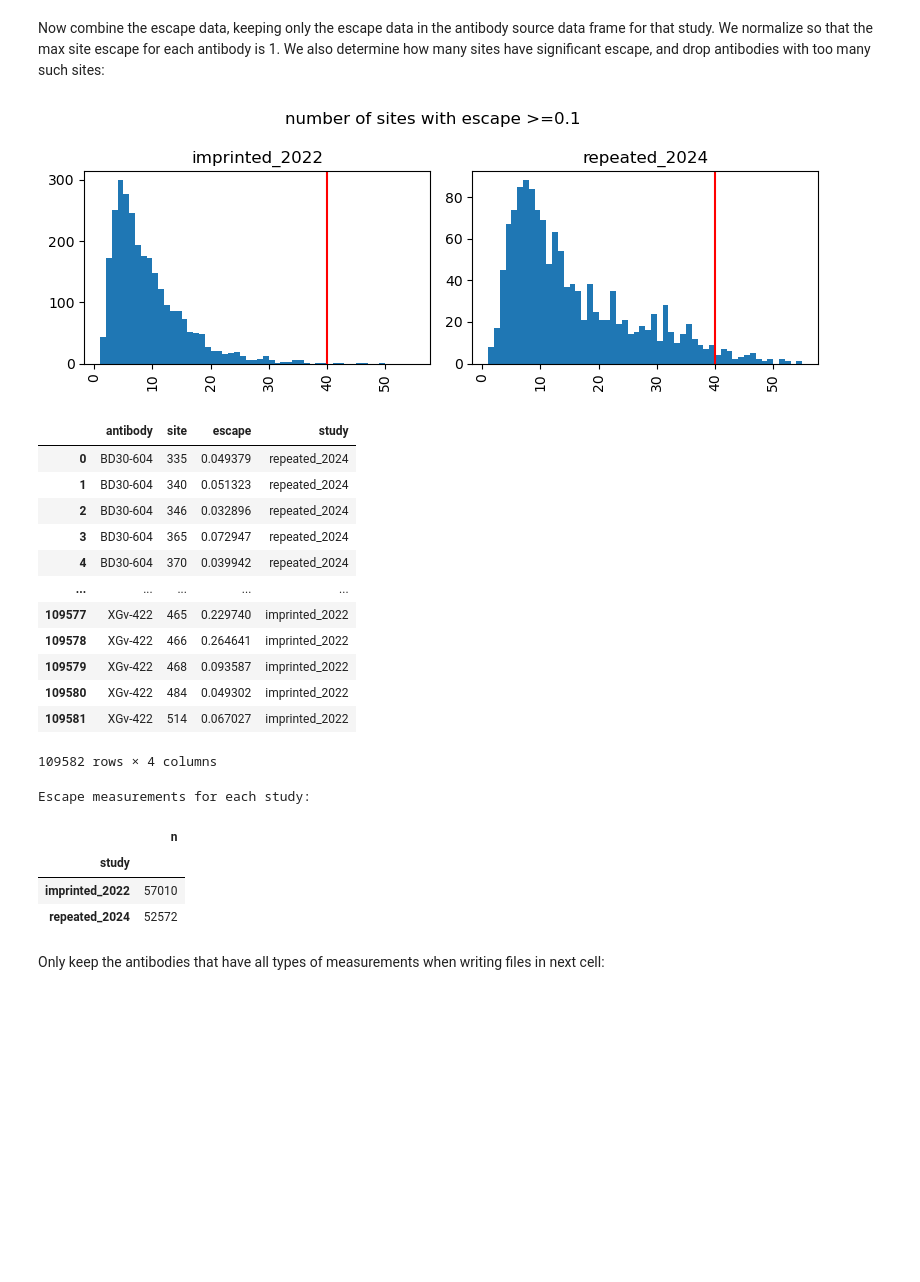
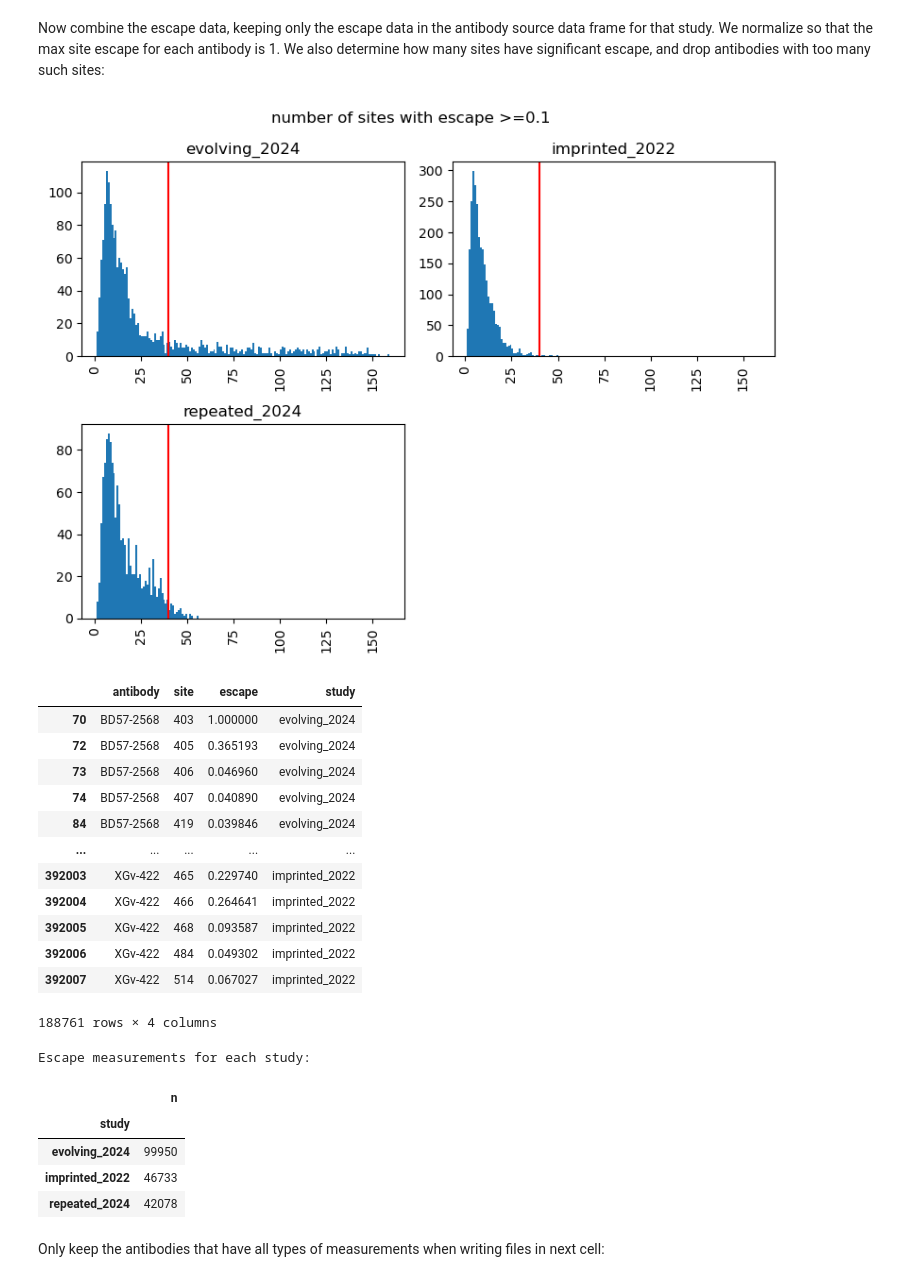
Before and after one commit to jbloomlab/SARS2-RBD-escape-calc, a Jupyter notebook: process_data.ipynb, the cells around one changed output. Drawn from its saved outputs; the diff is of its cells as text; code cells hidden in the pictures; blank space fills up the shorter version.

Commit message:
add `evolving_2024` to results via `process_data.ipynb`

```diff
--- a/process_data.ipynb
+++ b/process_data.ipynb
@@ -24,0 +139,23 @@ antibody_reweighting = config["antibody_reweighting"]
+# %%
+evolving_2024_escape = (
+    pd.read_csv("Cao_data/JN1-evolving-antibody-response/data/DMS/antibody/dms_antibodies_XBB15_JN1_agg.csv")
+    .groupby(["antibody", "site"], as_index=False)
+    .aggregate(escape=pd.NamedAgg("mut_escape", "sum"))
+    .assign(study="evolving_2024")
+)
+
+# The antibodies are named "BD57-<xxx>" in the antibody info, and
+# "GC<xxx>" in the escape data; harmonize
+assert evolving_2024_ic50s["antibody"].str.startswith("BD57-").all()
+evolving_2024_escape = evolving_2024_escape.assign(
+    antibody=lambda x: x["antibody"].map(
+        lambda a: "BD57-" + a[2:] if a.startswith("GC") else a
+    )
+)
+
+evolving_2024_abs = set(evolving_2024_ic50s["antibody"]).intersection(evolving_2024_escape["antibody"])
+n_missing_dms = len(set(evolving_2024_ic50s["antibody"]) - set(evolving_2024_escape["antibody"]))
+print(f"{len(evolving_2024_abs)=} have antibody info and DMS, {n_missing_dms=} are missing DMS but have antibody info")
+
+# only keep escape for antibodies with IC50s
+evolving_2024_escape = evolving_2024_escape.query("antibody in @evolving_2024_abs")
@@ -429,7 +568,7 @@ Now aggregate the antibody sources:
 # %%
 antibody_source = (
     pd.concat(
-        [repeated_2024_source, imprinted_2022_source],
+        [evolving_2024_source, repeated_2024_source, imprinted_2022_source],
         ignore_index=True,
     )
     .assign(
@@ -451,7 +590,11 @@ display(antibody_source.groupby("antibody").tail(-1).reset_index(drop=True))
 antibody_source = antibody_source.groupby("antibody").first().reset_index()
 
 print("\nRetained sources:")
-display(antibody_source)
+display(
+    antibody_source
+    .groupby(["source", "study"])
+    .aggregate(n_antibodies=pd.NamedAgg("antibody", "count"))
+)
 # %% [output]
 Dropping the following antibodies duplicated across studies:
 |  | antibody | source | study |
@@ -580,6 +729,7 @@ escape = (
                 .merge(antibody_source.query("study == @study")[["antibody"]])
             )
             for study, escape_df in [
+                ("evolving_2024", evolving_2024_escape),
                 ("repeated_2024", repeated_2024_escape),
                 ("imprinted_2022", imprinted_2022_escape),
             ]
@@ -607,58 +757,63 @@ n_sig_escape = (
 )
 
 ncols = 2
-nrows = int(math.ceil(n_sig_escape["study"].nunique()) / ncols)
+nrows = int(math.ceil(n_sig_escape["study"].nunique() / ncols))
 axes = n_sig_escape.hist(
     column="n_sites",
     by="study",
     bins=range(1, n_sig_escape["n_sites"].max() + 1, 1),
     grid=False,
     layout=(nrows, ncols),
     figsize=(4 * ncols, 3 * nrows),
 )
-for ax in axes:
+for ax in axes.ravel():
     ax.axvline(max_sig_sites, color="red")
 fig = plt.gcf()
 fig.suptitle(f"number of sites with escape >={sig_escape_threshold}")
 fig.tight_layout()
 plt.show(plt.gcf())
 
 # drop antibodies with too many sites of escape
 escape = (
     escape
     .merge(
         n_sig_escape.query("n_sites <= @max_sig_sites")[["antibody", "study"]],
         how="inner",
         validate="many_to_one",
     )
 )
 
+# drop low escape values
+drop_escape_below = config["drop_escape_below"]
+escape = escape.query("escape >= @drop_escape_below")
+
 assert escape["antibody"].nunique() == len(escape.groupby(["antibody", "study"]))
 
 display(escape)
 
 print("Escape measurements for each study:")
 display(escape.groupby("study").aggregate(n=pd.NamedAgg("site", "count")))
 # %% [output]
-[figure, old version]
+[figure, new version]
 |  | antibody | site | escape | study |
-| 0 | BD30-604 | 335 | 0.049379 | repeated_2024 |
-| 1 | BD30-604 | 340 | 0.051323 | repeated_2024 |
-| 2 | BD30-604 | 346 | 0.032896 | repeated_2024 |
-| 3 | BD30-604 | 365 | 0.072947 | repeated_2024 |
-| 4 | BD30-604 | 370 | 0.039942 | repeated_2024 |
+| 70 | BD57-2568 | 403 | 1.000000 | evolving_2024 |
+| 72 | BD57-2568 | 405 | 0.365193 | evolving_2024 |
+| 73 | BD57-2568 | 406 | 0.046960 | evolving_2024 |
+| 74 | BD57-2568 | 407 | 0.040890 | evolving_2024 |
+| 84 | BD57-2568 | 419 | 0.039846 | evolving_2024 |
 | ... | ... | ... | ... | ... |
-| 109577 | XGv-422 | 465 | 0.229740 | imprinted_2022 |
-| 109578 | XGv-422 | 466 | 0.264641 | imprinted_2022 |
-| 109579 | XGv-422 | 468 | 0.093587 | imprinted_2022 |
-| 109580 | XGv-422 | 484 | 0.049302 | imprinted_2022 |
-| 109581 | XGv-422 | 514 | 0.067027 | imprinted_2022 |
+| 392003 | XGv-422 | 465 | 0.229740 | imprinted_2022 |
+| 392004 | XGv-422 | 466 | 0.264641 | imprinted_2022 |
+| 392005 | XGv-422 | 468 | 0.093587 | imprinted_2022 |
+| 392006 | XGv-422 | 484 | 0.049302 | imprinted_2022 |
+| 392007 | XGv-422 | 514 | 0.067027 | imprinted_2022 |
-109582 rows × 4 columns
+188761 rows × 4 columns
 Escape measurements for each study:
 |  | n |
 | study |  |
-| imprinted_2022 | 57010 |
-| repeated_2024 | 52572 |
+| evolving_2024 | 99950 |
+| imprinted_2022 | 46733 |
+| repeated_2024 | 42078 |
 # %% [markdown]
 Only keep the antibodies that have all types of measurements when writing files in next cell:
 # %%
```
Also changed, not shown: parts of 12 cells of this notebook, 4 other files.
